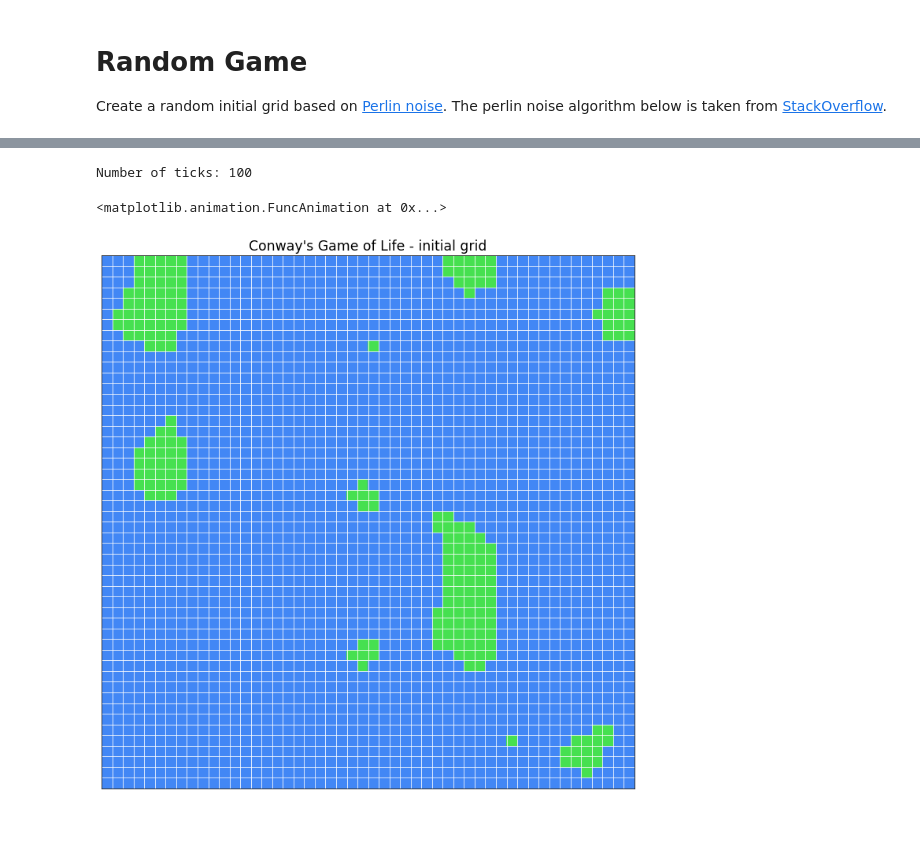
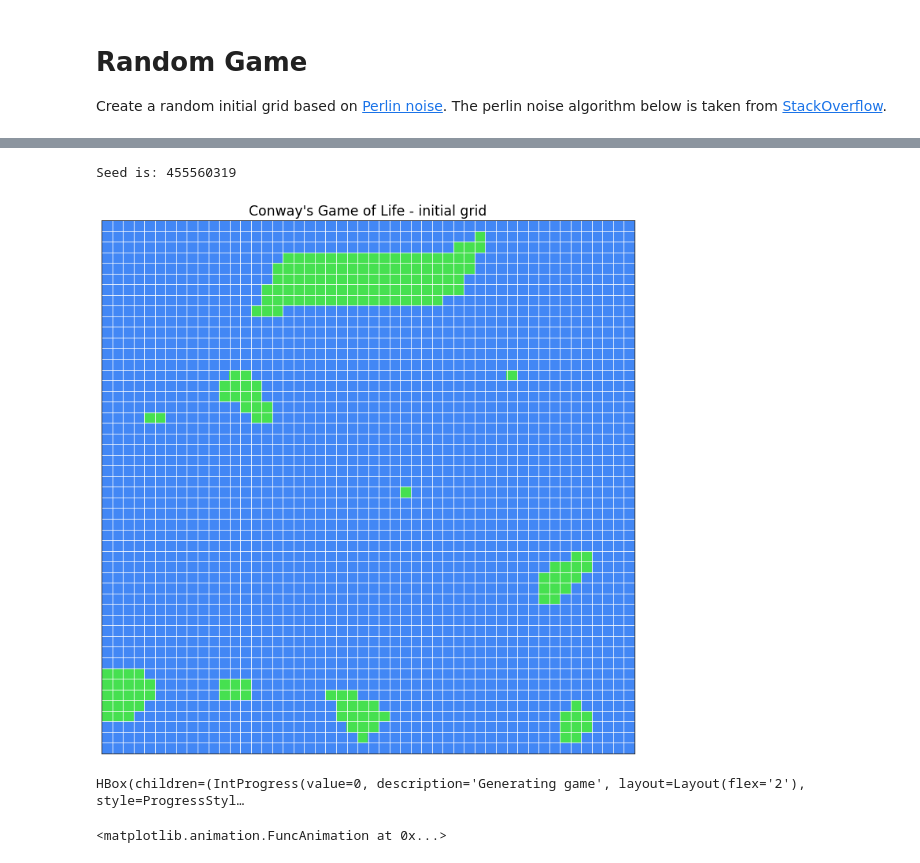
Before and after one commit to matthewb96/modelling_techniques, a Jupyter notebook: src/conways_game_of_life.ipynb, the cells around one changed output, grey strips where cells are left out. Drawn from its saved outputs; the diff is of its cells as text; code cells hidden in the pictures; blank space fills up the shorter version.

```diff
--- a/src/conways_game_of_life.ipynb
+++ b/src/conways_game_of_life.ipynb
@@ -46,9 +49,10 @@ class ConwaysGame:
 
     def __iter__(self):
         """Generator to loop through number of ticks for game."""
-        for i in range(self._length + 1):
+        yield 0, self._grid
+        for i in range(1, self._length + 1):
+            self._grid = self.game_tick(self._grid)
             yield i, self._grid
-            self._grid = self.game_tick(self._grid)
 
     @property
     def grid(self):
@@ -96,11 +100,17 @@ class PlotConway:
 
     def animate(self, interval: int=1000):
         """Create animation for the given game."""
-        print(f"Number of ticks: {len(self.game)}")
+        pbar = tqdm(
+            self.game,
+            total=len(self.game),
+            desc="Generating game",
+            dynamic_ncols=True,
+            initial=1,
+        )
         return animation.FuncAnimation(
             self.fig,
             self._update,
-            frames=self.game.__iter__,
+            frames=pbar,
             interval=interval,
             blit=True,
             repeat=False,
@@ -190,18 +200,20 @@ plt.show()
+# %%
+THRESHOLD = .3
+SEED = 455560319
+print(f"Seed is: {SEED}")
+lin = np.linspace(0, 5, 50)
+x, y = np.meshgrid(lin, lin)
+random_grid = perlin(x, y, seed=SEED)
+random_grid = (random_grid > THRESHOLD).astype(int)
+
+random_game = ConwaysGame(random_grid, 100)
+random_plot = PlotConway(random_game)
+plt.show()
+# %% [output]
+Seed is: 455560319
+[figure, added]
 # %%
 display(random_plot.animate())
 # %% [output]
-Number of ticks: 100
+HBox(children=(IntProgress(value=0, description='Generating game', layout=Layout(flex='2'), style=ProgressStyl…
 <matplotlib.animation.FuncAnimation at 0x...>
-# %%
-THRESHOLD = .3
-
-lin = np.linspace(0, 5, 50)
-x, y = np.meshgrid(lin, lin)
-random_grid = perlin(x, y, seed=np.random.randint(1e9))
-random_grid = (random_grid > THRESHOLD).astype(int)
-
-random_game = ConwaysGame(random_grid, 100)
-random_plot = PlotConway(random_game)
-plt.show()
-# %% [output]
-[figure, removed]
```
Also changed, not shown: parts of 6 cells of this notebook, 1 other file.
